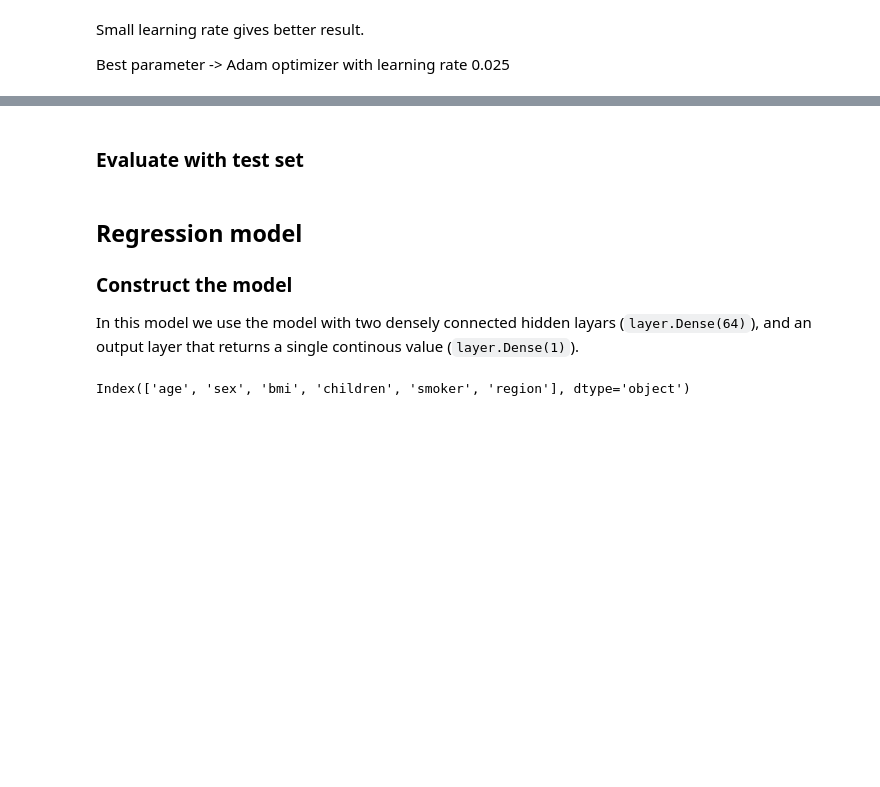
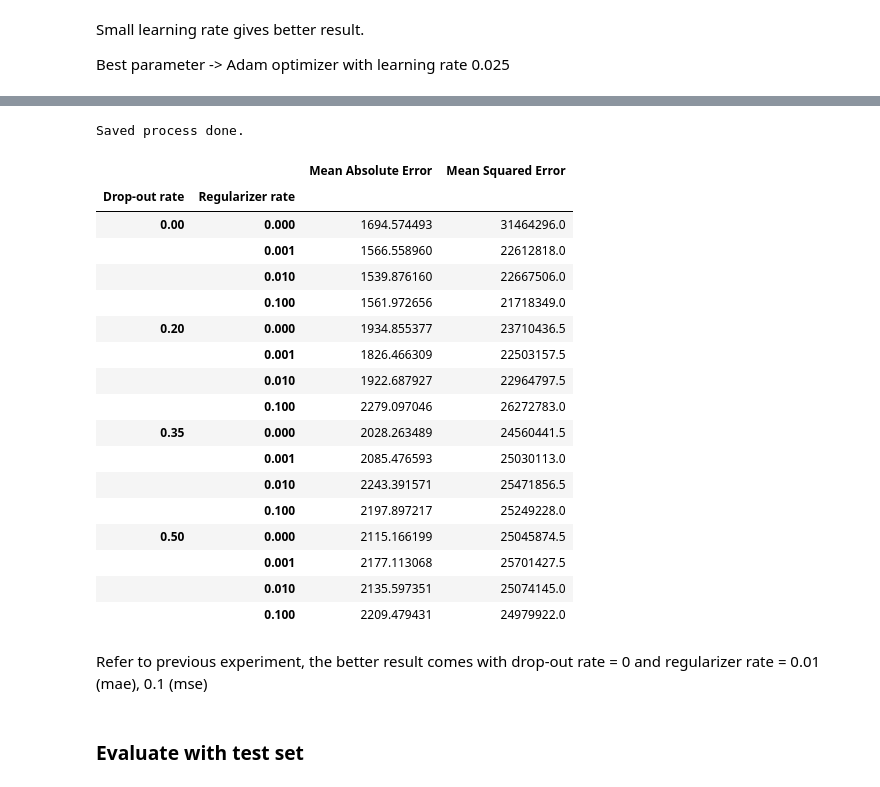
Before and after one commit to LugoBlogger/MLCC-Assignment-05, a Jupyter notebook: medical_cost_forecast.ipynb, the cells around one changed output, grey strips where cells are left out. Cells and saved outputs as stored; diff of their text form; code cells hidden in the pictures; blank space fills up the shorter version.

```diff
--- a/medical_cost_forecast.ipynb
+++ b/medical_cost_forecast.ipynb
@@ -425,2 +501,31 @@ Best parameter -> Adam optimizer with learning rate 0.025
+# %%
+drp_reg_result.to_excel('hyper tuning parameter regularization and drop-out.xlsx', index=False)
+print('Saved process done.')
+# %% [output]
+Saved process done.
+# %%
+grp_result = drp_reg_result.groupby(['Drop-out rate', 'Regularizer rate'])[['Mean Absolute Error', 'Mean Squared Error']].mean()
+grp_result
+# %% [output]
+|  |  | Mean Absolute Error | Mean Squared Error |
+| Drop-out rate | Regularizer rate |  |  |
+| 0.00 | 0.000 | 1694.574493 | 31464296.0 |
+|  | 0.001 | 1566.558960 | 22612818.0 |
+|  | 0.010 | 1539.876160 | 22667506.0 |
+|  | 0.100 | 1561.972656 | 21718349.0 |
+| 0.20 | 0.000 | 1934.855377 | 23710436.5 |
+|  | 0.001 | 1826.466309 | 22503157.5 |
+|  | 0.010 | 1922.687927 | 22964797.5 |
+|  | 0.100 | 2279.097046 | 26272783.0 |
+| 0.35 | 0.000 | 2028.263489 | 24560441.5 |
+|  | 0.001 | 2085.476593 | 25030113.0 |
+|  | 0.010 | 2243.391571 | 25471856.5 |
+|  | 0.100 | 2197.897217 | 25249228.0 |
+| 0.50 | 0.000 | 2115.166199 | 25045874.5 |
+|  | 0.001 | 2177.113068 | 25701427.5 |
+|  | 0.010 | 2135.597351 | 25074145.0 |
+|  | 0.100 | 2209.479431 | 24979922.0 |
+# %% [markdown]
+Refer to previous experiment, the better result comes with drop-out rate = 0 and regularizer rate = 0.01 (mae), 0.1 (mse)
 # %% [markdown]
 ### Evaluate with test set
@@ -435,10 +531,0 @@ print("Testing set Mean Abs Error: {:5.2f} (charges)".format(mae))
-# %% [markdown]
-## Regression model
-
-### Construct the model
-
-In this model we use the model with two densely connected hidden layars (`layer.Dense(64)`), and an output layer that returns a single continous value (`layer.Dense(1)`).
-# %%
-train_dataset.keys()
-# %% [output]
-Index(['age', 'sex', 'bmi', 'children', 'smoker', 'region'], dtype='object')
```
Also changed, not shown: parts of 42 cells of this notebook.
